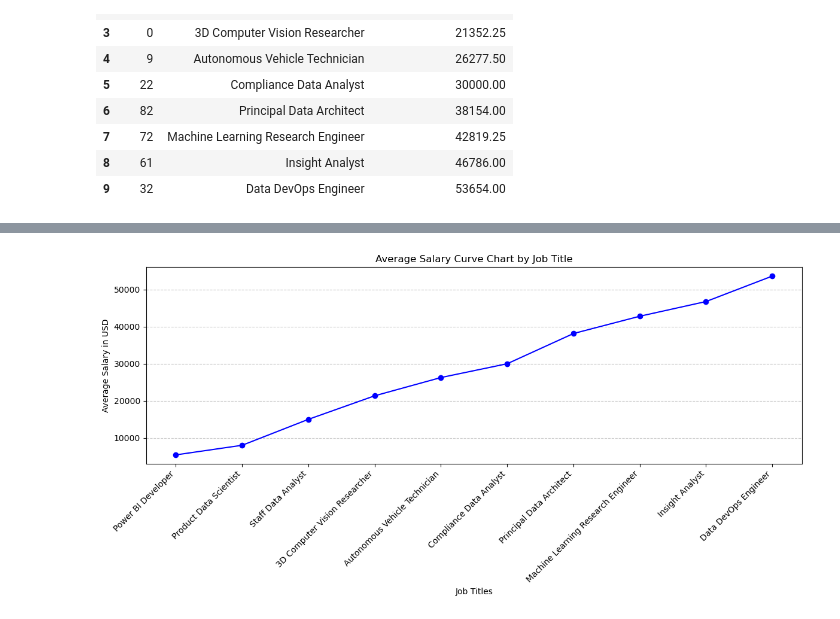
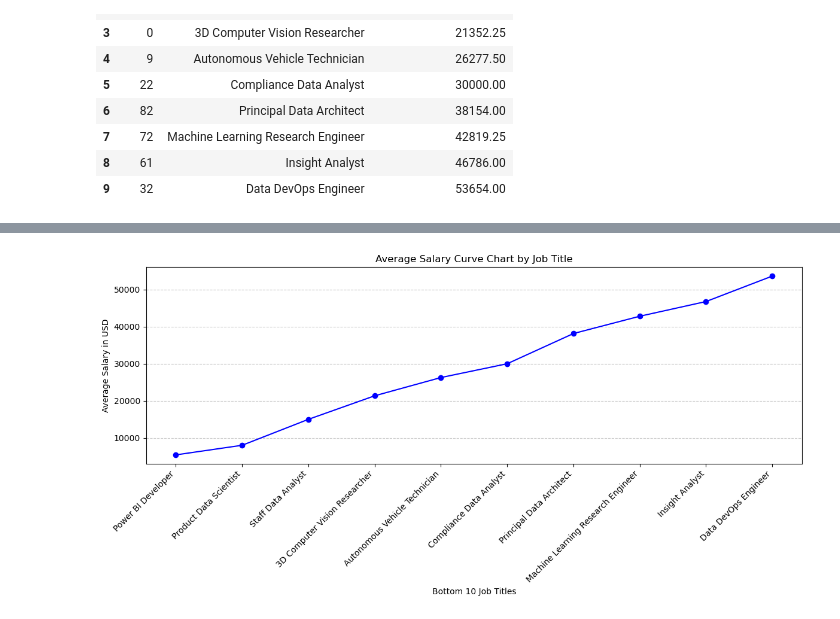
Before and after one commit to garimac12/project_acai, a Jupyter notebook: Project_AH.ipynb, the cells around one changed output, grey strips where cells are left out. Drawn from its saved outputs; the diff is of its cells as text; code cells hidden in the pictures.

```diff
--- a/Project_AH.ipynb
+++ b/Project_AH.ipynb
@@ -406,12 +533,17 @@ plt.show()
 # %%
 plt.figure(figsize=(12, 6))
 plt.plot(job_titles, salaries, marker='o', linestyle='-', color='b')
-plt.xlabel("Job Titles")
+plt.xlabel("Bottom 10 Job Titles")
 plt.ylabel("Average Salary in USD")
 plt.title("Average Salary Curve Chart by Job Title")
 plt.xticks(rotation=45, ha="right")  # Rotate x-axis labels for better visibility
 plt.grid(axis='y', linestyle='--', alpha=0.7)
 plt.tight_layout()  # Ensure labels are not cut off
+
+#saving plot in output file
+plt.savefig("output_data/Fig10.png")
+
+#show plot
 plt.show()
 # %% [output]
-[figure, old version]
+[figure, new version]
```
Also changed, not shown: parts of 15 cells of this notebook, 12 other files.
